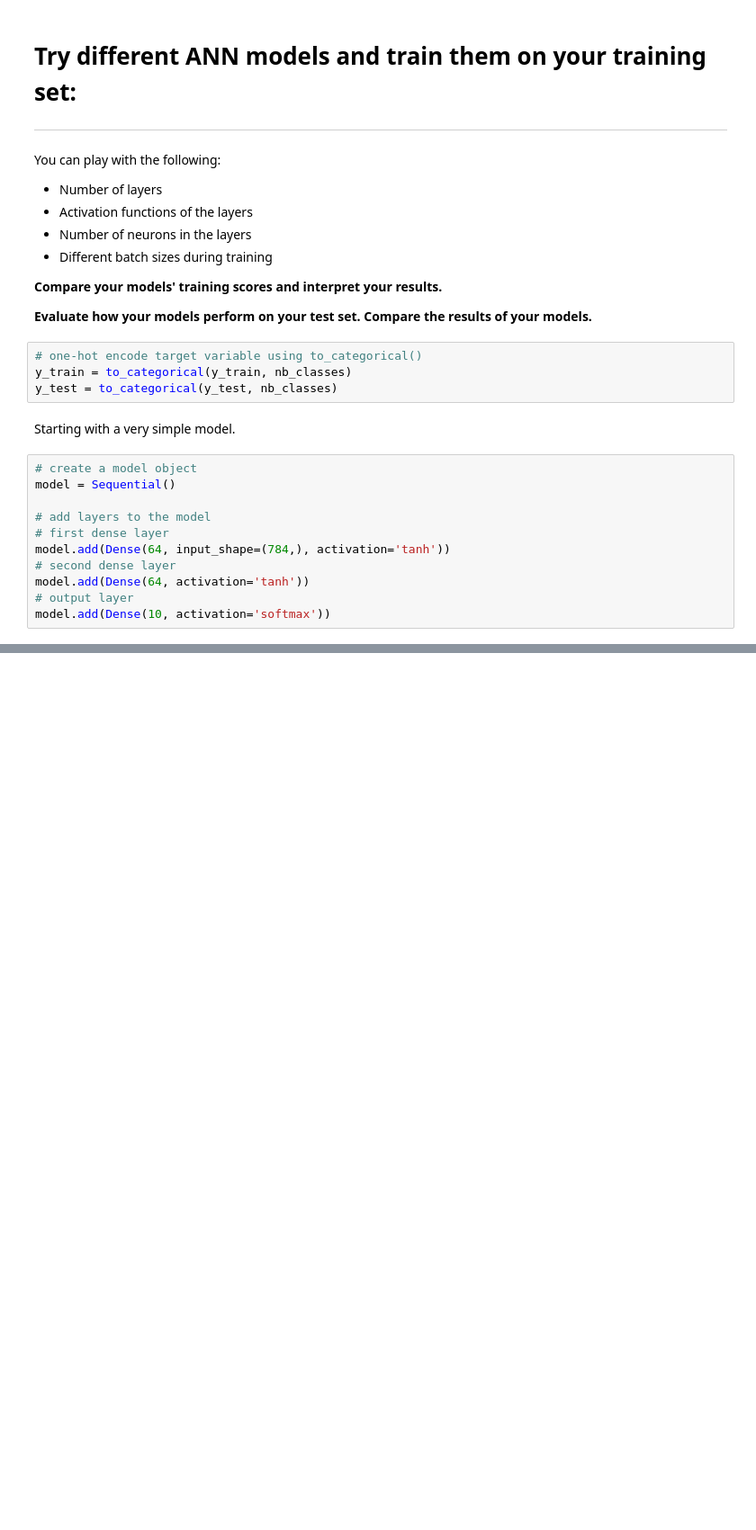
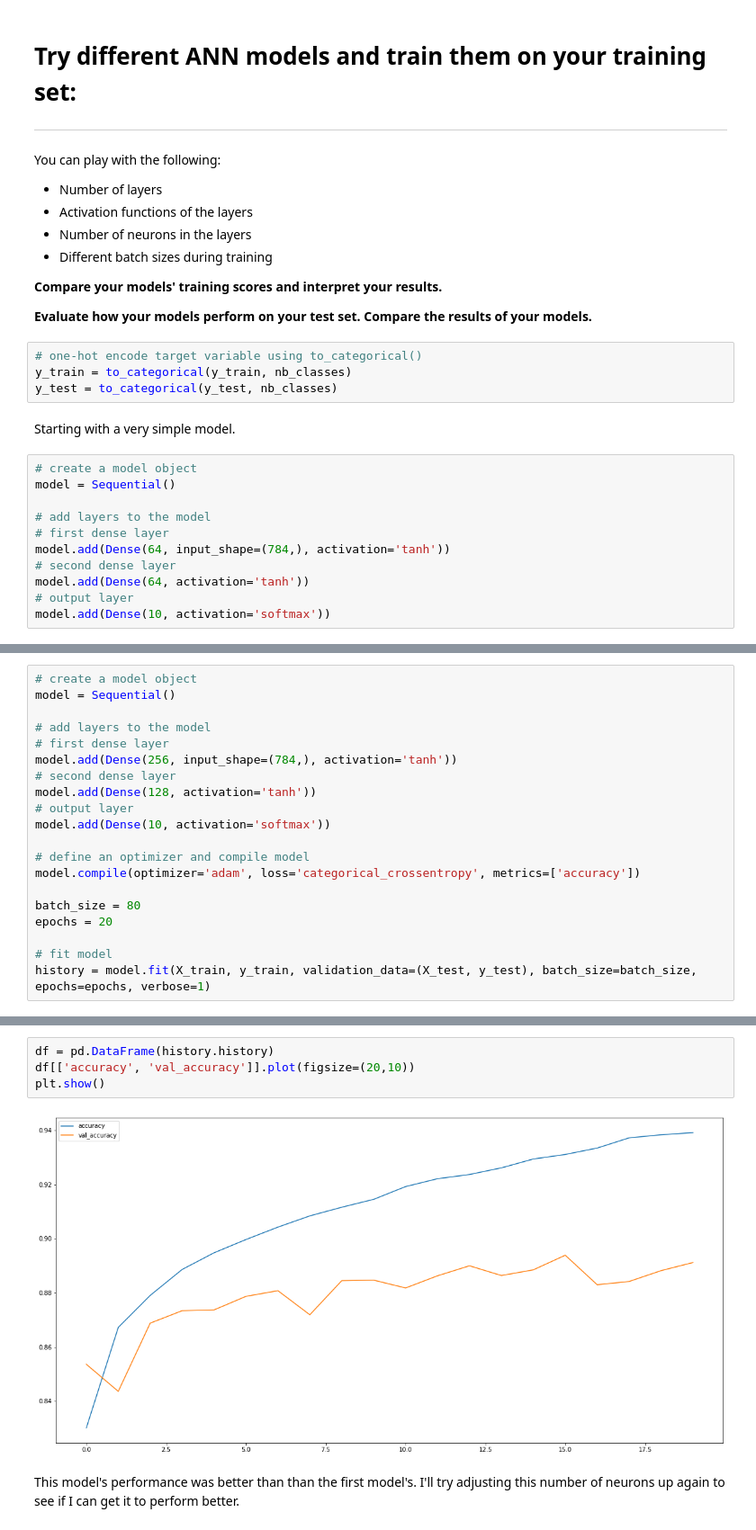
Before and after one commit to CateMerfeld/class_work, a Jupyter notebook: deep_learning_challenge.ipynb, the cells around one changed output, grey strips where cells are left out. Shown: that part at 90% size. Saved outputs shown, nothing was run; the diff lists cells and outputs as text; blank space fills up the shorter version.

```diff
--- a/deep_learning_challenge.ipynb
+++ b/deep_learning_challenge.ipynb
@@ -214,0 +259,20 @@ This model performs better than the other two, although the differences are slig
+# %%
+# create a model object
+model = Sequential()
+
+# add layers to the model
+# first dense layer
+model.add(Dense(256, input_shape=(784,), activation='tanh'))
+# second dense layer
+model.add(Dense(128, activation='tanh'))
+# output layer
+model.add(Dense(10, activation='softmax'))
+
+# define an optimizer and compile model
+model.compile(optimizer='adam', loss='categorical_crossentropy', metrics=['accuracy'])
+
+batch_size = 80
+epochs = 20
+
+# fit model
+history = model.fit(X_train, y_train, validation_data=(X_test, y_test), batch_size=batch_size, epochs=epochs, verbose=1)
@@ -214,0 +297,8 @@ This model performs better than the other two, although the differences are slig
+# %%
+df = pd.DataFrame(history.history)
+df[['accuracy', 'val_accuracy']].plot(figsize=(20,10))
+plt.show()
+# %% [output]
+[figure, added]
+# %% [markdown]
+This model's performance was better than than the first model's. I'll try adjusting this number of neurons up again to see if I can get it to perform better.
```
Also changed, not shown: parts of 17 cells of this notebook.
